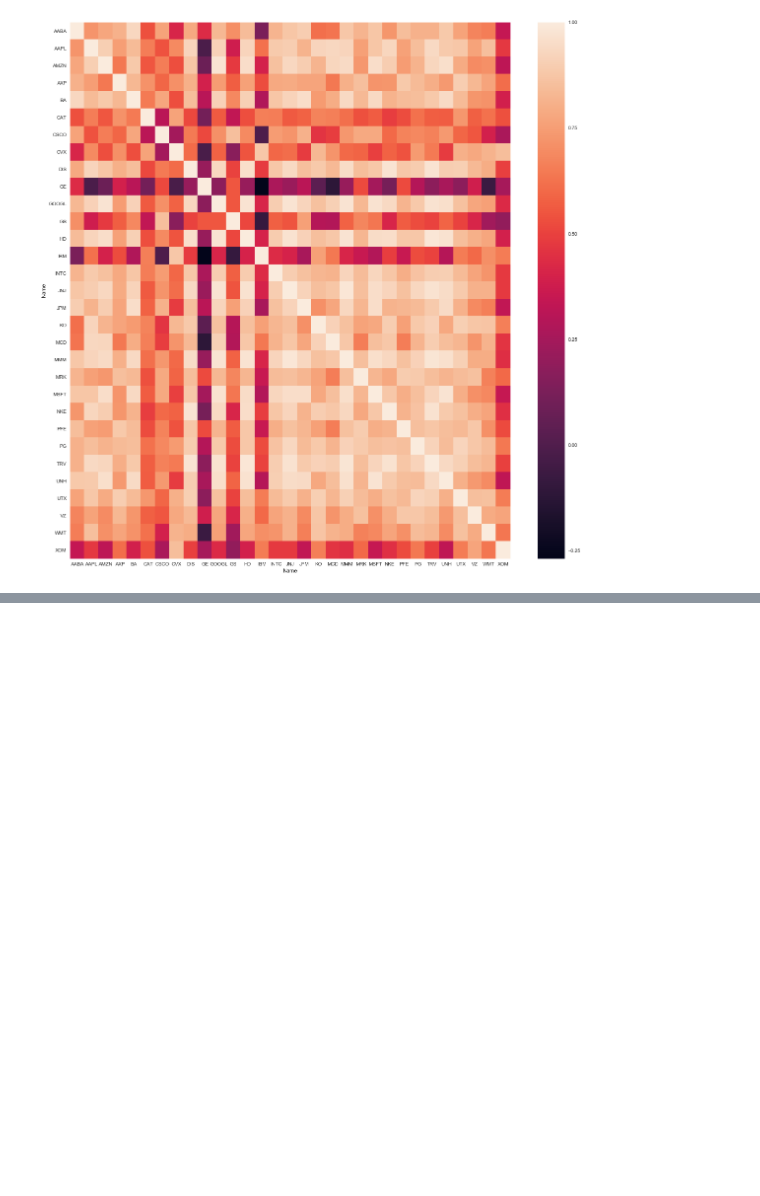
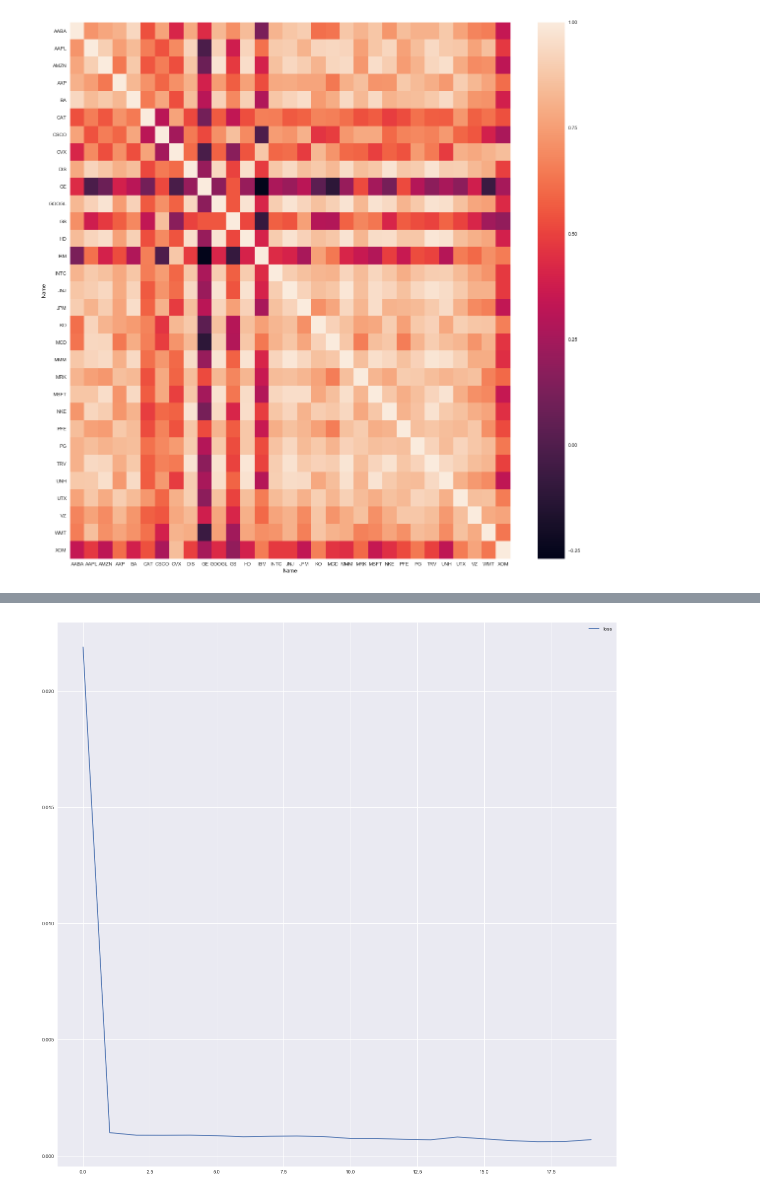
Before and after one commit to BikashShaw/MLPractice, a Jupyter notebook: djia_lstm.ipynb, the cells around one changed output, grey strips where cells are left out. Cells and saved outputs as stored; diff of their text form; code cells hidden in the pictures; blank space fills up the shorter version.

```diff
--- a/djia_lstm.ipynb
+++ b/djia_lstm.ipynb
@@ -432,0 +619,21 @@ sns.heatmap(corr)
+# %%
+def create_dl_model():
+    model = Sequential()
+
+    # Adding the first LSTM layer
+    model.add(LSTM(units = 50, return_sequences = True, input_shape = (X_train.shape[1], 1)))
+
+    # Adding a second LSTM layer
+    model.add(LSTM(units = 50, return_sequences = True))
+
+    # Adding a third LSTM layer
+    model.add(LSTM(units = 50, return_sequences = True))
+
+    # Adding a fourth LSTM layer
+    model.add(LSTM(units = 50))
+
+    # Adding the output layer
+    model.add(Dense(units = 1))
+    return model
+# %%
+dl_model = create_dl_model()
@@ -432,0 +660,2 @@ sns.heatmap(corr)
+# %%
+history = compile_and_run(dl_model, epochs=20)
@@ -432,0 +683,4 @@ sns.heatmap(corr)
+# %%
+plot_metrics(history)
+# %% [output]
+[figure, added]
```
Also changed, not shown: parts of 45 cells of this notebook, 7 other files.
